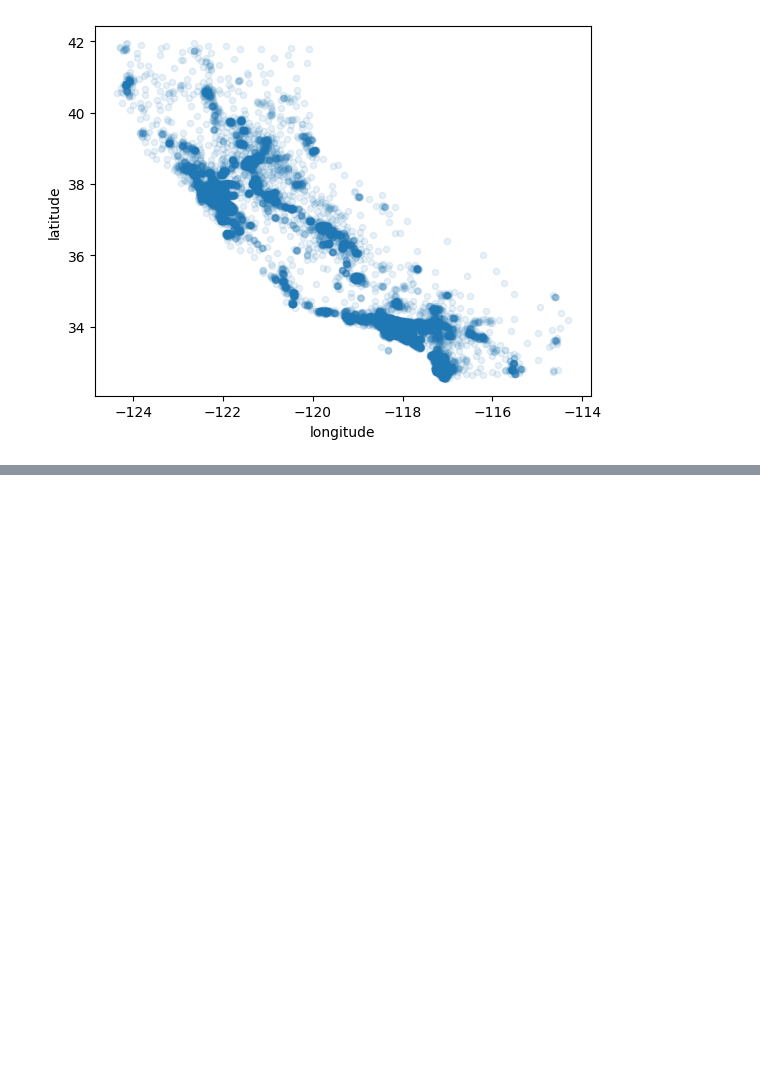
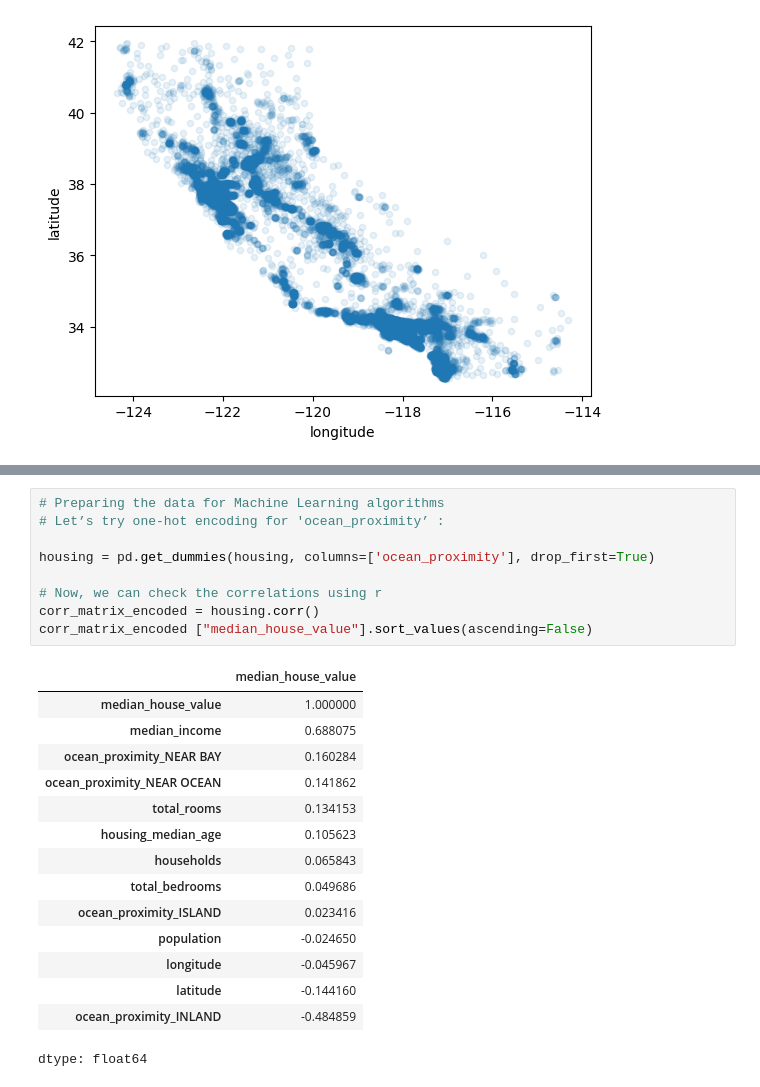
Before and after one commit to KevinYih/BigDataDemo, a Jupyter notebook: HousingPriceInCalifornia.ipynb, the cells around one changed output, grey strips where cells are left out. Saved outputs shown, nothing was run; the diff lists cells and outputs as text; blank space fills up the shorter version.

Commit message:
Preparing data

```diff
--- a/HousingPriceInCalifornia.ipynb
+++ b/HousingPriceInCalifornia.ipynb
@@ -98,0 +170,25 @@ housing.plot(kind="scatter", x="longitude", y="latitude", alpha=0.1)
+# %%
+# Preparing the data for Machine Learning algorithms
+# Let’s try one-hot encoding for 'ocean_proximity’ :
+
+housing = pd.get_dummies(housing, columns=['ocean_proximity'], drop_first=True)
+
+# Now, we can check the correlations using r
+corr_matrix_encoded = housing.corr()
+corr_matrix_encoded ["median_house_value"].sort_values(ascending=False)
+# %% [output]
+|  | median_house_value |
+| median_house_value | 1.000000 |
+| median_income | 0.688075 |
+| ocean_proximity_NEAR BAY | 0.160284 |
+| ocean_proximity_NEAR OCEAN | 0.141862 |
+| total_rooms | 0.134153 |
+| housing_median_age | 0.105623 |
+| households | 0.065843 |
+| total_bedrooms | 0.049686 |
+| ocean_proximity_ISLAND | 0.023416 |
+| population | -0.024650 |
+| longitude | -0.045967 |
+| latitude | -0.144160 |
+| ocean_proximity_INLAND | -0.484859 |
+dtype: float64
```
Also changed, not shown: parts of 5 cells of this notebook.
